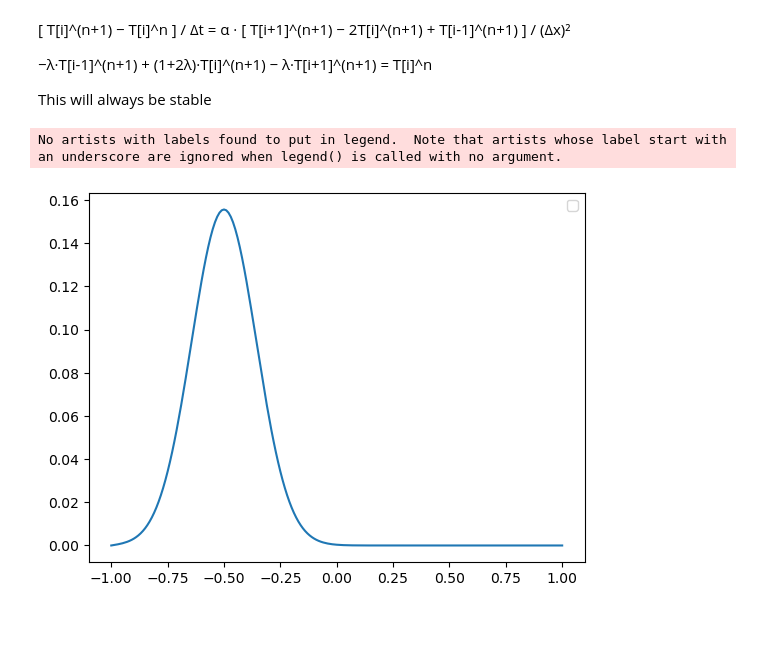
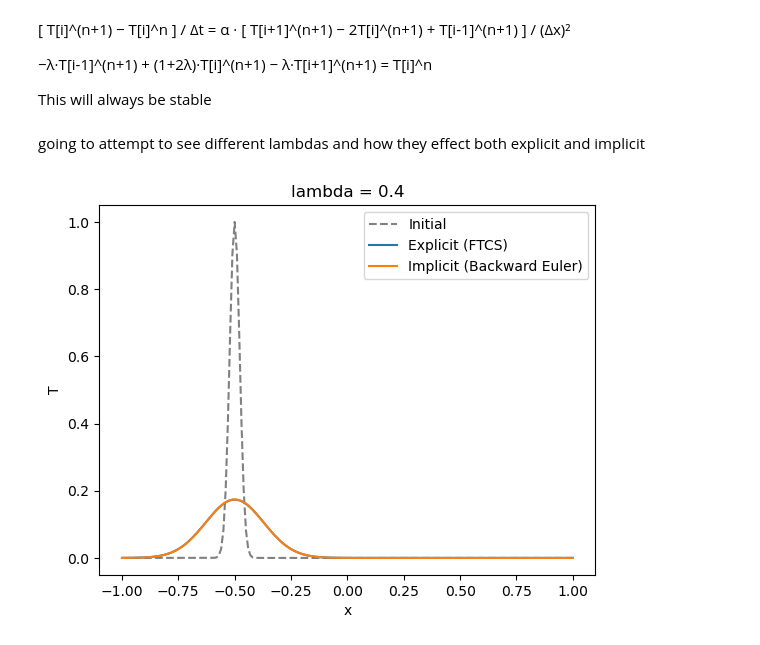
Before and after one commit to RishiReal/inverse_agent, a Jupyter notebook: implicit_explicit.ipynb, the cells around one changed output. Drawn from its saved outputs; the diff is of its cells as text; code cells hidden in the pictures.

Commit message:
explicit vs implicit

```diff
--- a/implicit_explicit.ipynb
+++ b/implicit_explicit.ipynb
@@ -29,4 +29,6 @@ This is conditionally stable for when λ <= 1/2. So Δt <= (Δx)²/(2α)
 −λ·T[i-1]^(n+1) + (1+2λ)·T[i]^(n+1) − λ·T[i+1]^(n+1) = T[i]^n
 
 This will always be stable
+# %% [markdown]
+going to attempt to see different lambdas and how they effect both explicit and implicit
 # %%
@@ -94,11 +79,15 @@ def solve_implicit(T_new, l, N):
 # %%
-T_exp = solve_explicit(T_0, l,  N)
-T_imp = solve_implicit(T_0, l, N)
+T_exp = solve_explicit(T_0, l, n_steps)
+T_imp = solve_implicit(T_0, l, n_steps)
 # %%
 import matplotlib.pyplot as plt
-plt.plot(x, T_exp)
+plt.plot(x, T_0,   label='Initial',  linestyle='--', color='gray')
+plt.plot(x, T_exp, label='Explicit (FTCS)')
+plt.plot(x, T_imp, label='Implicit (Backward Euler)')
+plt.xlabel('x')
+plt.ylabel('T')
+plt.title(f'lambda = {l}')
 plt.legend()
 plt.show()
 # %% [output]
-No artists with labels found to put in legend.  Note that artists whose label start with an underscore are ignored when legend() is called with no argument.
-[figure, old version]
+[figure, new version]
```
Also changed, not shown: parts of 3 cells of this notebook, 1 other file.
